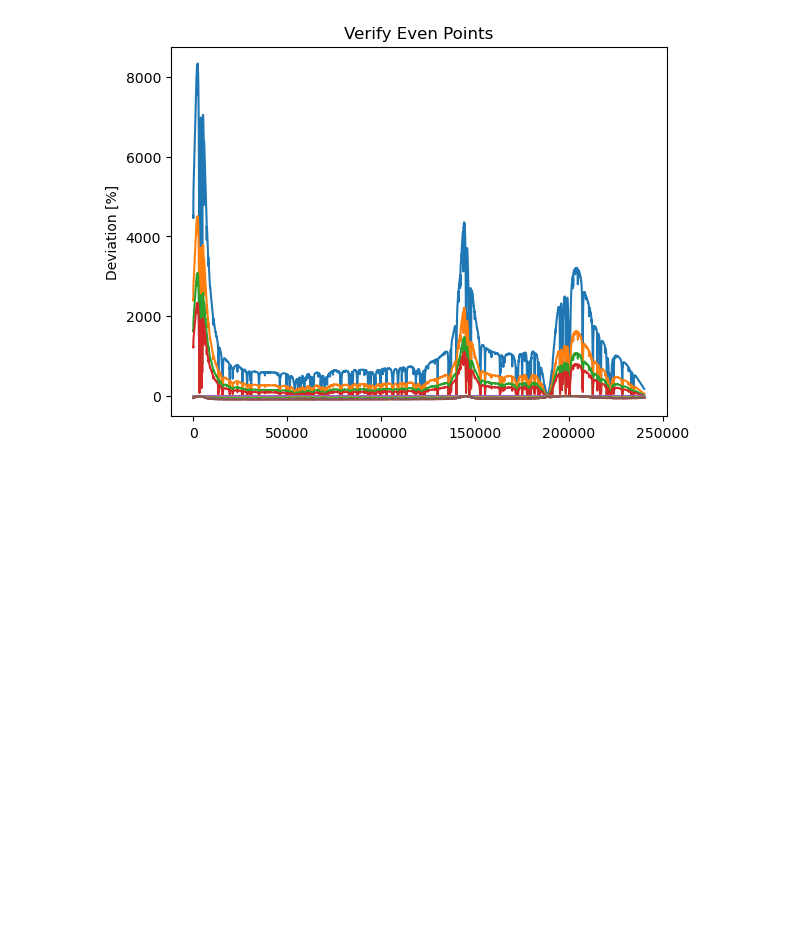
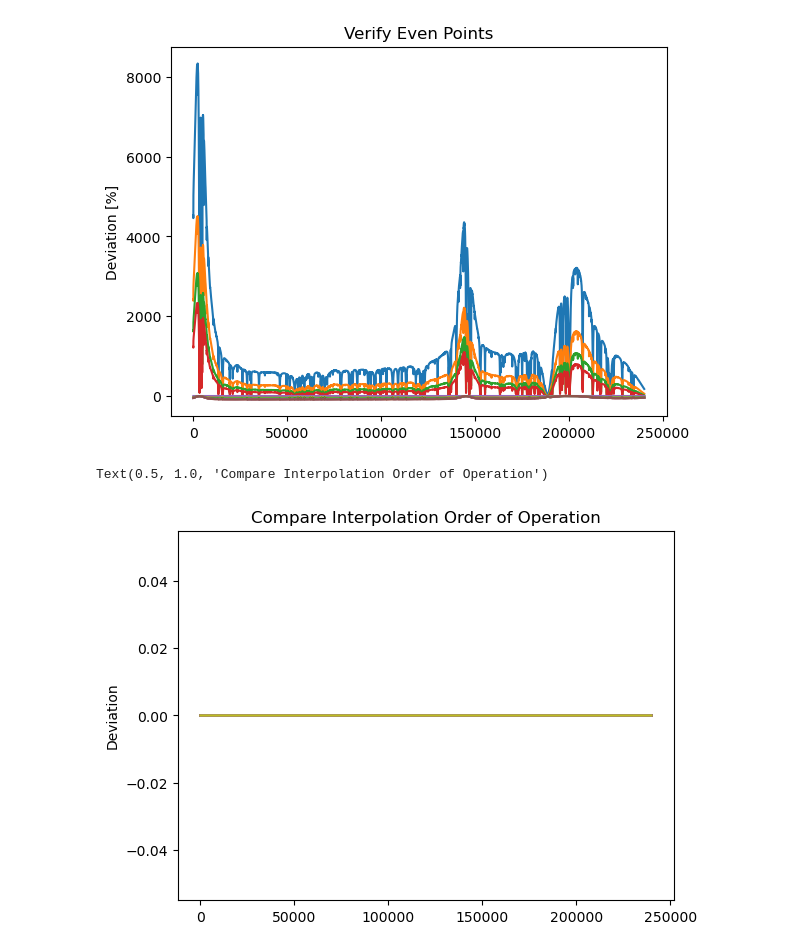
Before and after one commit to kartographer/ozone_radiometry, a Jupyter notebook: MaunaKea/interpolation/CubicHermiteSpline.ipynb, the cells around one changed output. Cells and saved outputs as stored; diff of their text form; code cells hidden in the pictures; blank space fills up the shorter version.

```diff
--- a/MaunaKea/interpolation/CubicHermiteSpline.ipynb
+++ b/MaunaKea/interpolation/CubicHermiteSpline.ipynb
@@ -49,7 +49,7 @@ def DD_CubicHermiteSpline(airmass_map, Nscale_map, Tb_scalar_field,
     if reverse:
         # Interpolate for chosen nscale
         interp_func = CubicHermiteSpline(
-            x=Nscale_map, y=Tb_scalar_field, dydx=Nscale_jacobian, axis=1
+            x=Nscale_map, y=Tb_scalar_field, dydx=Nscale_jacobian, axis=0
         )
 
         Nscale_eval_grid = interp_func(eval_nscale)
@@ -99,7 +99,7 @@ def DD_CubicHermiteSpline(airmass_map, Nscale_map, Tb_scalar_field,
 # %%
 eval_grid = DD_CubicHermiteSpline(airmass_map=airmass_map, Nscale_map=Nscale_map, Tb_scalar_field=Tb_scalar_field,
                       airmass_jacobian=airmass_jacobian, Nscale_jacobian=Nscale_jacobian,
-                      freq_map=freq_map, eval_airmass=1, eval_nscale=1, reverse=False)
+                      freq_map=freq_map, eval_airmass=1, eval_nscale=1, reverse=True)
 comparison_grid = ((eval_grid - Tb_scalar_field) / Tb_scalar_field) * 100
 # %%
 import matplotlib.pyplot as plt
@@ -127,3 +127,27 @@ plt.title("Verify Even Points")
 # %% [output]
 Text(0.5, 1.0, 'Verify Even Points')
 [figure]
+# %%
+eval_grid_true = DD_CubicHermiteSpline(airmass_map=airmass_map, Nscale_map=Nscale_map, Tb_scalar_field=Tb_scalar_field,
+                      airmass_jacobian=airmass_jacobian, Nscale_jacobian=Nscale_jacobian,
+                      freq_map=freq_map, eval_airmass=1, eval_nscale=1, reverse=True)
+
+comparison_grid_true = ((eval_grid_true - Tb_scalar_field) / Tb_scalar_field) * 100
+
+eval_grid_false = DD_CubicHermiteSpline(airmass_map=airmass_map, Nscale_map=Nscale_map, Tb_scalar_field=Tb_scalar_field,
+                      airmass_jacobian=airmass_jacobian, Nscale_jacobian=Nscale_jacobian,
+                      freq_map=freq_map, eval_airmass=1, eval_nscale=1, reverse=False)
+
+comparison_grid_false = ((eval_grid_false - Tb_scalar_field) / Tb_scalar_field) * 100
+
+comparison_grid_true_false = comparison_grid_true - comparison_grid_false
+# %%
+for idx in range(0, Nscale_points):
+    for jdx in range(0, ZA_points):
+        plt.plot(comparison_grid_true_false[idx,jdx])
+
+plt.ylabel("Deviation")
+plt.title("Compare Interpolation Order of Operation")
+# %% [output]
+Text(0.5, 1.0, 'Compare Interpolation Order of Operation')
+[figure, added]
```
Also changed, not shown: 1 other file.
